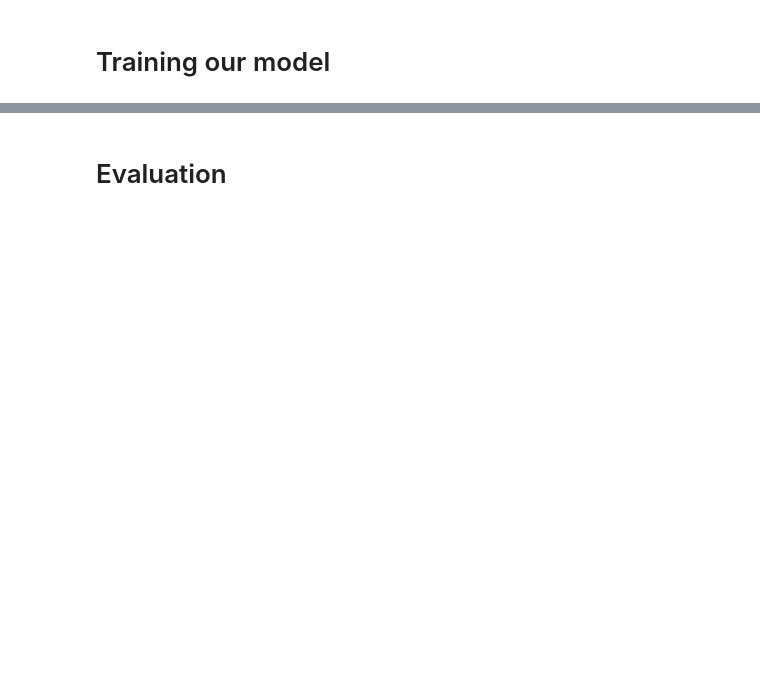
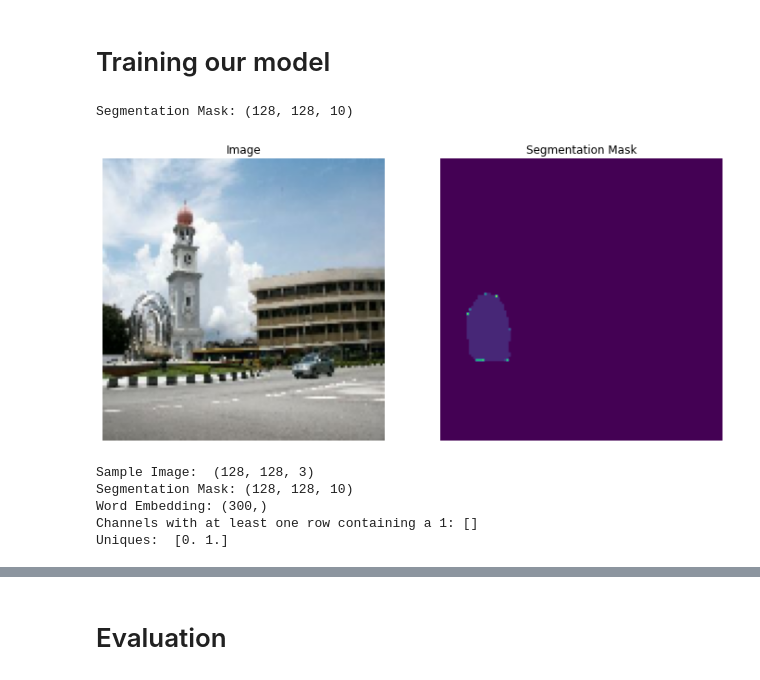
Before and after one commit to Nijaoui-Wassim/COMP473_Semantic_segmentation, a Jupyter notebook: TF_segmentation_zeroshot.ipynb, the cells around one changed output, grey strips where cells are left out. Drawn from its saved outputs; the diff is of its cells as text; code cells hidden in the pictures; blank space fills up the shorter version.

```diff
--- a/TF_segmentation_zeroshot.ipynb
+++ b/TF_segmentation_zeroshot.ipynb
@@ -535,5 +782,71 @@ pred_mask shape:  (128, 128, 151) [[[1.1703600e-06 2.8124683e-02 1.9647098e-04 .
 # %% [markdown]
 # Training our model
+# %%
+def find_channels_with_row_having_ones(arr):
+    """
+    Prints the indices of channels where any row across all images contains at least one '1'.
+    :param arr: A 4D numpy array of shape (n, 128, 128, 151)
+    """
+    # Check if the array is in the expected shape
+    if arr.shape[1:] != (128, 128, 151):
+        raise ValueError("Array must be of shape (n, 128, 128, 151)")
+
+    channels_with_ones = []
+
+    # Iterate through each channel
+    for channel in range(arr.shape[-1]):
+        # Check if any row in this channel (across all images) contains a 1
+        if np.any(np.any(arr[..., channel] > 0, axis=1)):
+            channels_with_ones.append(channel)
+
+    return channels_with_ones
+
+
+
+# Extract a single batch from the training dataset
+for inputs, outputs in train_dataset.take(1):
+    # Extract the first sample from the batch
+    sample_image = inputs['input_1'][0]
+    sample_mask = outputs[0]
+    sample_embedding = inputs['input_2'][0]
+
+    # Plot the image and mask
+    plt.figure(figsize=(12, 6))
+
+    plt.subplot(1, 2, 1)
+    plt.title("Image")
+    plt.imshow(sample_image.numpy().astype("uint8"))
+    plt.axis("off")
+
+    plt.subplot(1, 2, 2)
+    plt.title("Segmentation Mask")
+    if sample_mask.numpy().shape[-1]>3:
+        print("Segmentation Mask:", np.shape(sample_mask.numpy()))
+        plt.imshow(create_mask(sample_mask.numpy()))
+    else:
+        plt.imshow((sample_mask.numpy()))
+    plt.axis("off")
+
+    plt.show()
+
+    # Print the word embedding
+    print("Sample Image: ", np.shape(sample_image.numpy()))
+    print("Segmentation Mask:", np.shape(sample_mask.numpy()))
+    print("Word Embedding:", np.shape(sample_embedding.numpy()))
+
+    channels_with_ones = find_channels_with_row_having_ones(arr)
+    print("Channels with at least one row containing a 1:", channels_with_ones)
+    print("Uniques: ",np.unique(sample_mask.numpy()))
+
+#sample_mask.numpy()
+# %% [output]
+Segmentation Mask: (128, 128, 10)
+[figure, added]
+Sample Image:  (128, 128, 3)
+Segmentation Mask: (128, 128, 10)
+Word Embedding: (300,)
+Channels with at least one row containing a 1: []
+Uniques:  [0. 1.]
 # %%
 class DisplayCallback(tf.keras.callbacks.Callback):
     def on_epoch_end(self, epoch, logs=None):
```
Also changed, not shown: parts of 16 cells of this notebook.
